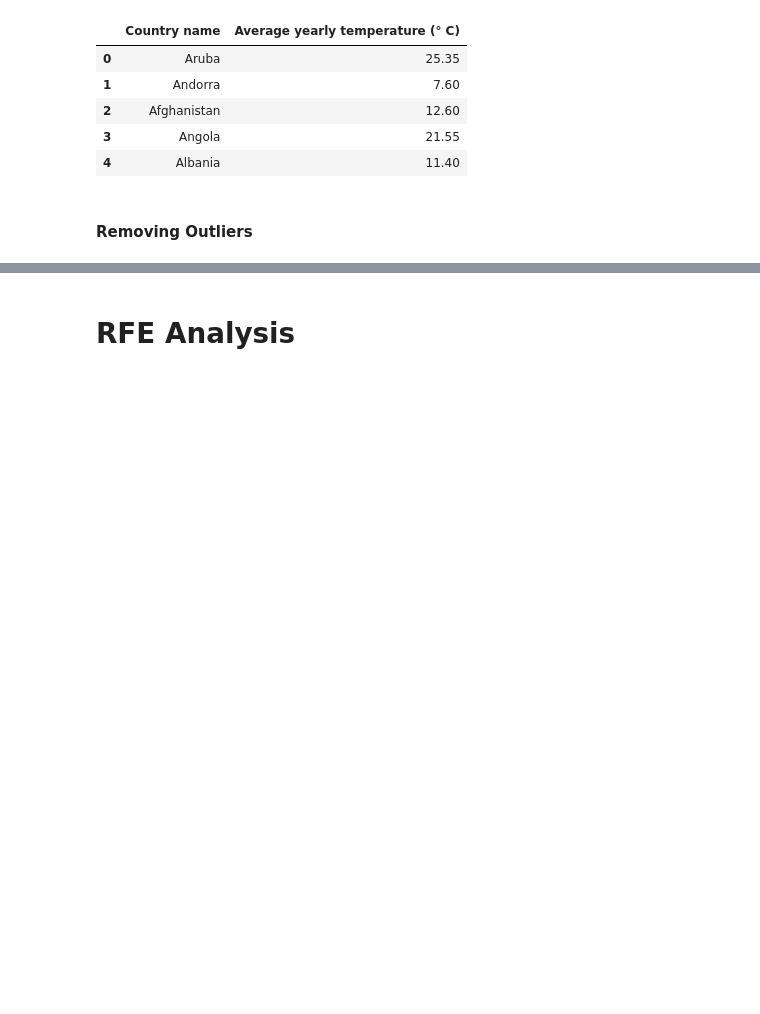
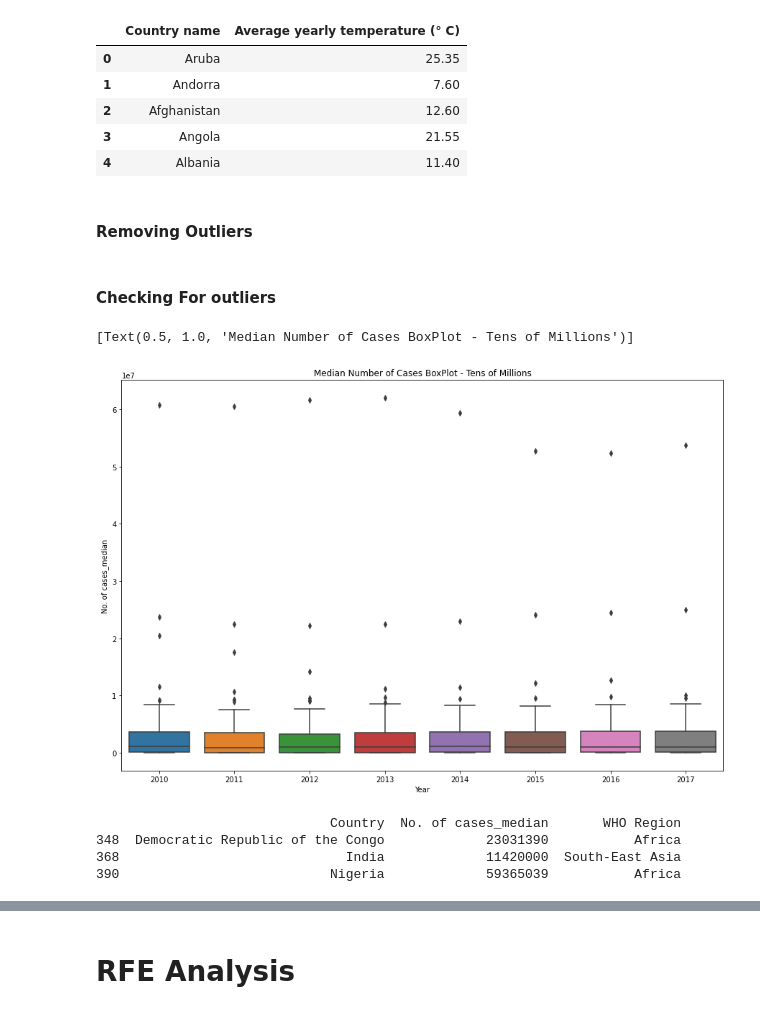
Before and after one commit to Michael-Kneale/COMP2200-Group-Project, a Jupyter notebook: main_report.ipynb, the cells around one changed output, grey strips where cells are left out. Drawn from its saved outputs; the diff is of its cells as text; code cells hidden in the pictures; blank space fills up the shorter version.

Commit message:
Finished analysing outliers

```diff
--- a/main_report.ipynb
+++ b/main_report.ipynb
@@ -58,3 +58,20 @@ avg_temp.head()
 | 4 | Albania | 11.40 |
 # %% [markdown]
 #### Removing Outliers
+# %% [markdown]
+#### Checking For outliers
+# %%
+f, ax = plt.subplots(figsize = (15, 10))
+sns.boxplot(x = "Year", y = "No. of cases_median", data = malaria).set(title = 'Median Number of Cases BoxPlot - Tens of Millions')
+# %% [output]
+[Text(0.5, 1.0, 'Median Number of Cases BoxPlot - Tens of Millions')]
+[figure, added]
+# %%
+M2014 = malaria[malaria['Year'] == 2014]
+columns = ['Country', 'No. of cases_median', 'WHO Region']
+print(M2014[columns][(M2014['No. of cases_median'] > 10000000)])
+# %% [output]
+                              Country  No. of cases_median       WHO Region
+348  Democratic Republic of the Congo             23031390           Africa
+368                             India             11420000  South-East Asia
+390                           Nigeria             59365039           Africa
```
Also changed, not shown: parts of 2 cells of this notebook.
